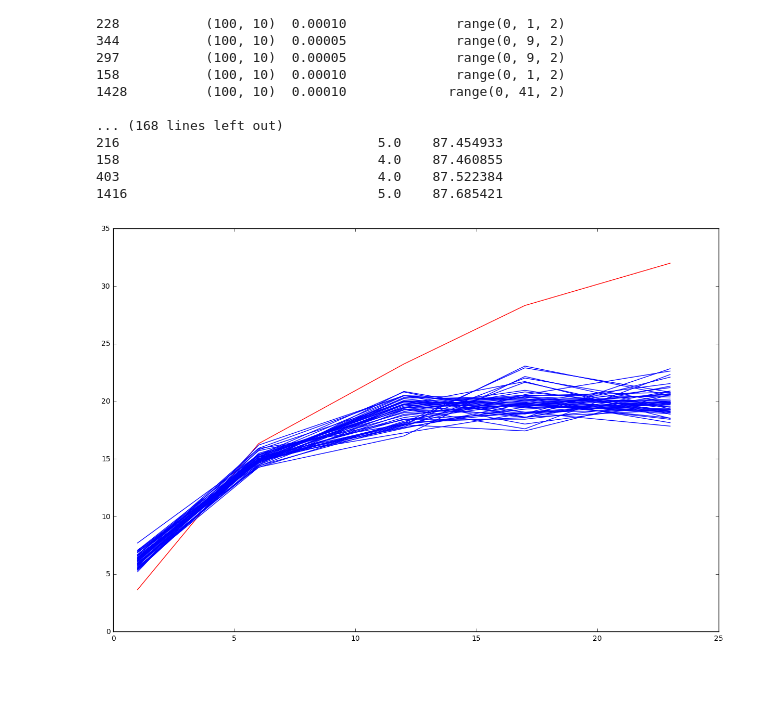
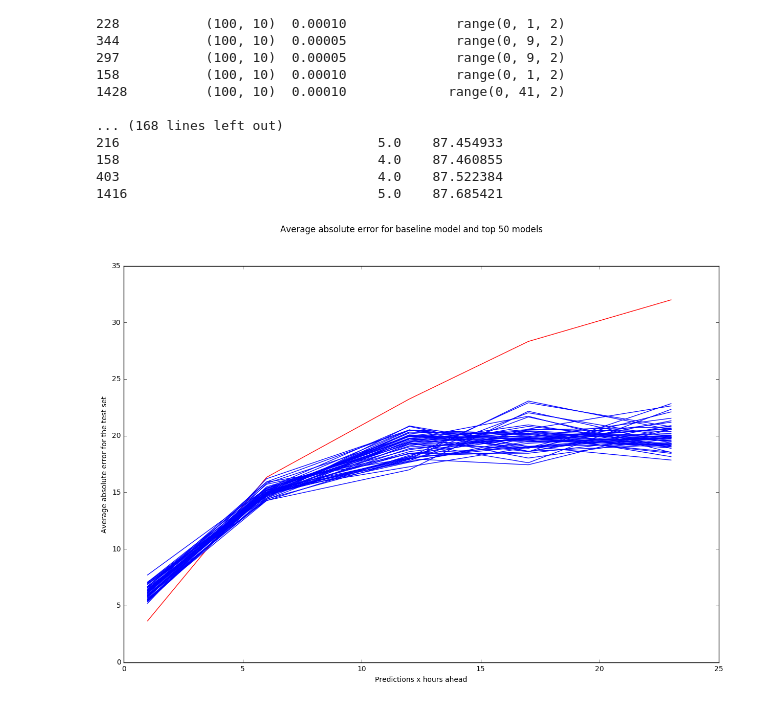
Before and after one commit to curiousest/predict-AQI, a Jupyter notebook: predict_aqi/notebooks/hyperparameter_optimization_graphs.ipynb, the cells around one changed output. Saved outputs shown, nothing was run; the diff lists cells and outputs as text; code cells hidden in the pictures; blank space fills up the shorter version.

Commit message:
Updated graphs.

```diff
--- a/predict_aqi/notebooks/hyperparameter_optimization_graphs.ipynb
+++ b/predict_aqi/notebooks/hyperparameter_optimization_graphs.ipynb
@@ -133,25 +133,29 @@ for id, top_10 in top_10s:
 # %%
 indices_ahead_to_predict_range = range(2, 49, 11)
 
-plt.figure(figsize=(15, 10))
+fig = plt.figure(figsize=(15, 10))
+ax = fig.add_subplot(111)
+plt.suptitle("Average absolute error for baseline model and top 50 models", fontsize=12)
+ax.set_xlabel('Predictions x hours ahead')
+ax.set_ylabel('Average absolute error for the test set')
 plt.axis([0.0, 25.0, 0.0, 35.0])
 baseline_error_dict = dfs[0][1].iloc[1680]['error_results']
 baseline_error_dict = json.loads(baseline_error_dict.replace("'", '"'))
 
 plt.plot(
     [h // 2 for h in indices_ahead_to_predict_range],
     [baseline_error_dict['{}_ahead'.format(i)] for i in indices_ahead_to_predict_range],
     label="baseline model prediction error",
     color="Red"
 )
 
 for row in top_50s[0][1].iterrows():
     error_dict = row[1][7]
     error_dict = json.loads(error_dict.replace("'", '"'))
     plt.plot(
         [h // 2 for h in indices_ahead_to_predict_range],
         [error_dict['{}_ahead'.format(i)] for i in indices_ahead_to_predict_range],
         color="Blue"
     )
 # %% [output]
-[figure, old version]
+[figure, new version]
```
